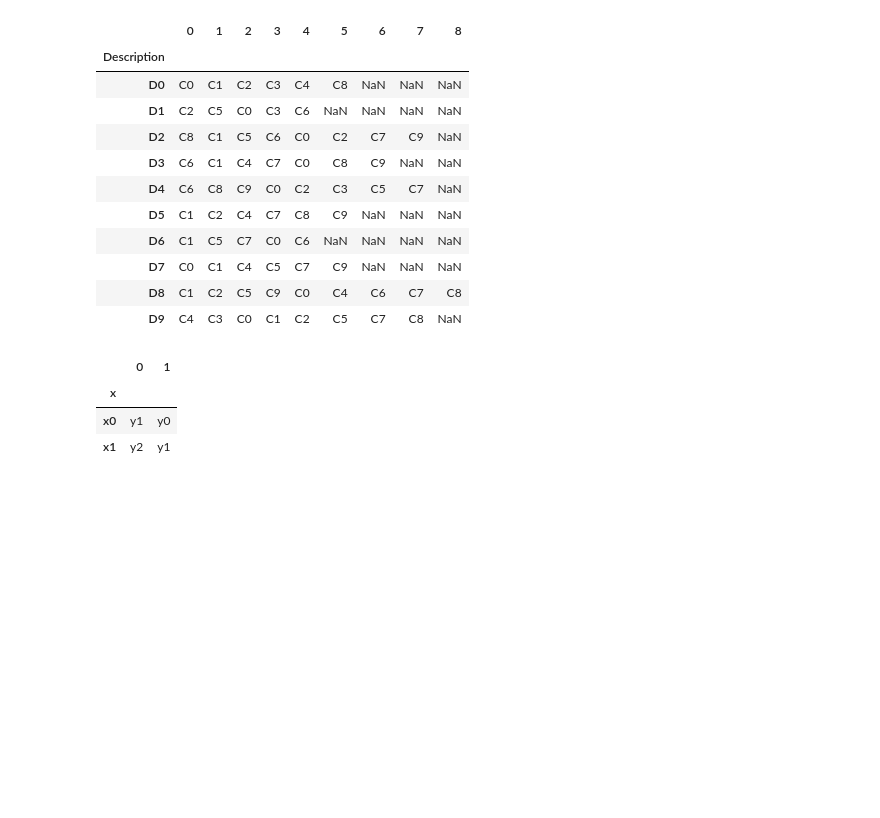
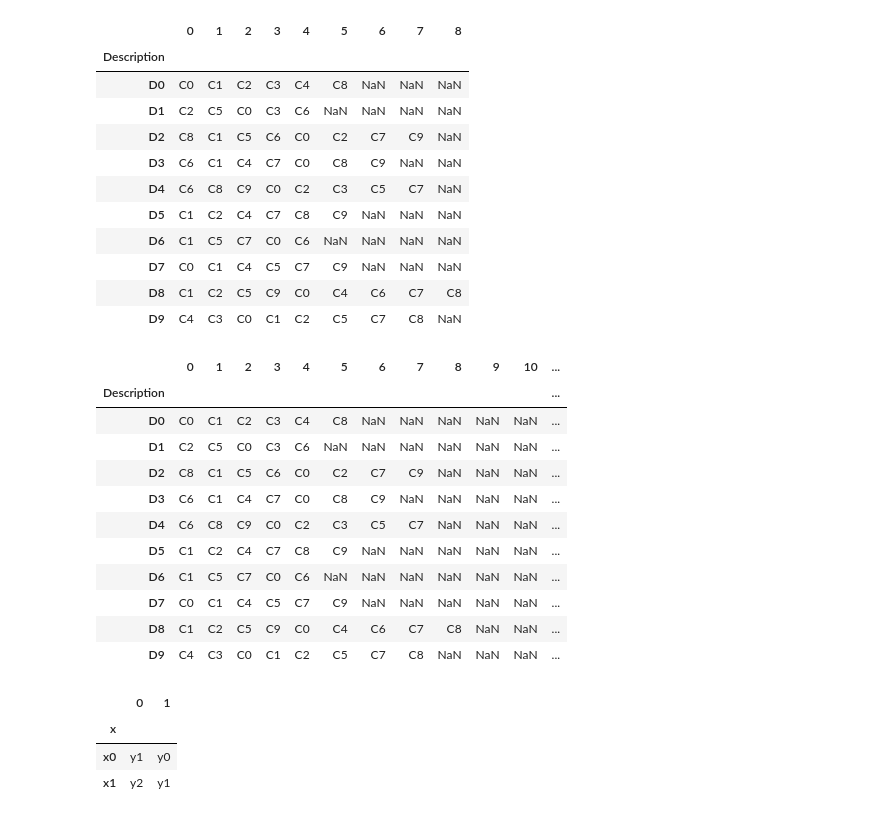
Before and after one commit to ca-scribner/recipes, a Jupyter notebook: get_n_most_frequent_in_group.ipynb, the cells around one changed output. Cells and saved outputs as stored; diff of their text form; code cells hidden in the pictures; blank space fills up the shorter version.

Commit message:
Update get_n_most_frequent_in_group

```diff
--- a/get_n_most_frequent_in_group.ipynb
+++ b/get_n_most_frequent_in_group.ipynb
@@ -299,6 +299,8 @@ def get_grouped_frequency_series(df, by, col_to_count, n_most_frequent=None):
         1   x0  y0  1
         3   x1  y2  2
         4   x1  y1  1
+
+    See get_most_frequent_as_df for description of args
     """
     result = (df
         .groupby(by)[col_to_count]
@@ -311,7 +313,7 @@ def get_grouped_frequency_series(df, by, col_to_count, n_most_frequent=None):
 
     return result
 
-def get_most_frequent_as_df(df, by, col_to_count, n_most_frequent=None):
+def get_most_frequent_as_df(df, by, col_to_count, n_most_frequent=None, pad_to_n_columns=True):
     """
     Returns the n most frequent items in col_to_count for each group of by in df, as a dataframe where columns are in order of frequency rank
 
@@ -328,16 +330,52 @@ def get_most_frequent_as_df(df, by, col_to_count, n_most_frequent=None):
         x0   y1   y0
         x1   y2   y1
 
+    Args:
+        df (pd.DataFrame): Data to find frequent values from
+        by (str): The name of the column to groupby when partitioning to find values
+        col_to_count (str): The name of the column to count the value frequencies of
+        n_most_frequent (int): Number of items to return per group
+        pad_to_n_columns (bool): If True, will add columns if no group has
+                                 n_most_frequent unique entries.
+                                 If False, dataframe may return < n_most_frequent
+
+    Returns:
+        A pd.DataFrame with rows of by groups and <=n_most_frequent columns of entries
+        in col_to_count, from most frequent (leftmost column) to least frequent
+        (rightmost column)
     """
     # Get grouped as a series
     by_series = get_grouped_frequency_series(df, by, col_to_count, n_most_frequent)
 
     # Convert to the 2D frame
-    return (by_series
+    df_returned = (by_series
         .groupby(by)[col_to_count]
         .apply(lambda x: pd.Series(x.values))  # Building the cat vs rank structure
         .unstack(-1)  # And changing to a dataframe
         )
+
+    # Pad columns if needed
+    if pad_to_n_columns and n_most_frequent:
+        columns = range(n_most_frequent)
+        df_returned = pad_df(df_returned, columns, inplace=True)
+    return df_returned
+
+def pad_df(df, columns, pad_with=np.nan, inplace=False):
+    """
+    Returns df padded by columns of pad_with for any column in columns that is not already a column in df
+
+    Args:
+        df (pd.DataFrame): DataFrame to pad
+        columns (list): List of column names to ensure that the df returned has
+        pad_with: Value to put into the columns added
+        inplace (bool): If True, modify df in place.  Else, return a copy
+    """
+    df = df if inplace else df.copy()
+
+    for c in columns:
+        if c not in df:
+            df[c] = pad_with
+    return df
 # %%
 get_grouped_frequency_series(df, "Description", "Category", n_most_frequent=1)
 # %% [output]
@@ -367,6 +405,21 @@ get_most_frequent_as_df(df, "Description", "Category", n_most_frequent=20)
 | D7 | C0 | C1 | C4 | C5 | C7 | C9 | NaN | NaN | NaN |
 | D8 | C1 | C2 | C5 | C9 | C0 | C4 | C6 | C7 | C8 |
 | D9 | C4 | C3 | C0 | C1 | C2 | C5 | C7 | C8 | NaN |
+# %%
+get_most_frequent_as_df(df, "Description", "Category", n_most_frequent=20, pad_to_n_columns=True)
+# %% [output]
+|  | 0 | 1 | 2 | 3 | 4 | 5 | 6 | 7 | 8 | 9 | 10 | ... |
+| Description |  |  |  |  |  |  |  |  |  |  |  | ... |
+| D0 | C0 | C1 | C2 | C3 | C4 | C8 | NaN | NaN | NaN | NaN | NaN | ... |
+| D1 | C2 | C5 | C0 | C3 | C6 | NaN | NaN | NaN | NaN | NaN | NaN | ... |
+| D2 | C8 | C1 | C5 | C6 | C0 | C2 | C7 | C9 | NaN | NaN | NaN | ... |
+| D3 | C6 | C1 | C4 | C7 | C0 | C8 | C9 | NaN | NaN | NaN | NaN | ... |
+| D4 | C6 | C8 | C9 | C0 | C2 | C3 | C5 | C7 | NaN | NaN | NaN | ... |
+| D5 | C1 | C2 | C4 | C7 | C8 | C9 | NaN | NaN | NaN | NaN | NaN | ... |
+| D6 | C1 | C5 | C7 | C0 | C6 | NaN | NaN | NaN | NaN | NaN | NaN | ... |
+| D7 | C0 | C1 | C4 | C5 | C7 | C9 | NaN | NaN | NaN | NaN | NaN | ... |
+| D8 | C1 | C2 | C5 | C9 | C0 | C4 | C6 | C7 | C8 | NaN | NaN | ... |
+| D9 | C4 | C3 | C0 | C1 | C2 | C5 | C7 | C8 | NaN | NaN | NaN | ... |
 # %%
 df2 = pd.DataFrame({"x": [f"x{i}" for i in [0, 0, 0, 0, 1, 1, 1]],
                    "y": [f"y{i}" for i in [0, 1, 1, 2, 1, 2, 2]]
```
Also changed, not shown: parts of 2 cells of this notebook.
